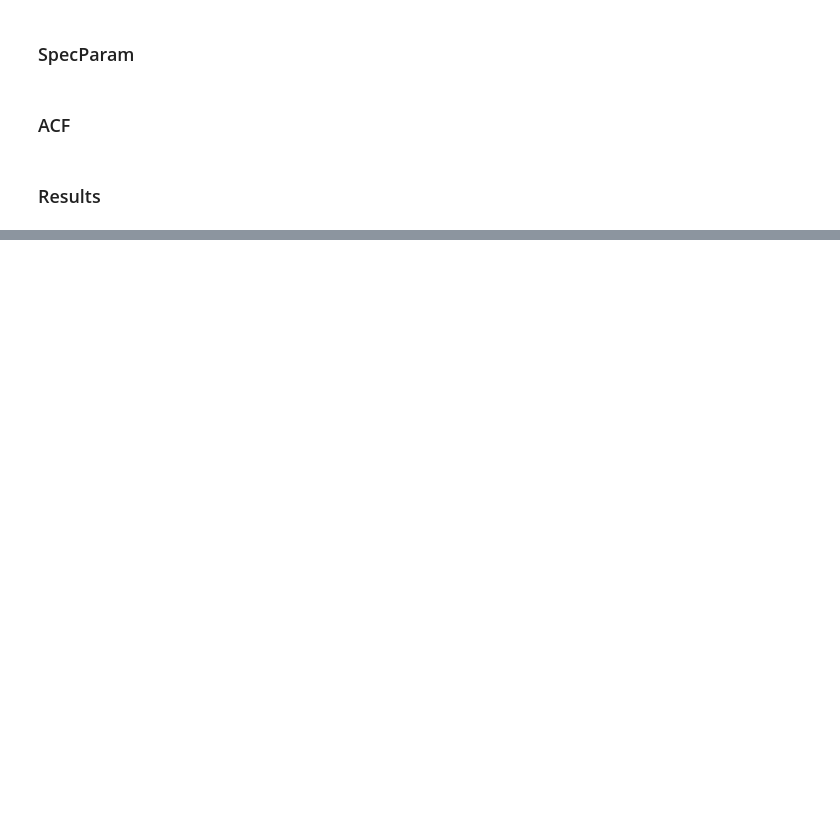
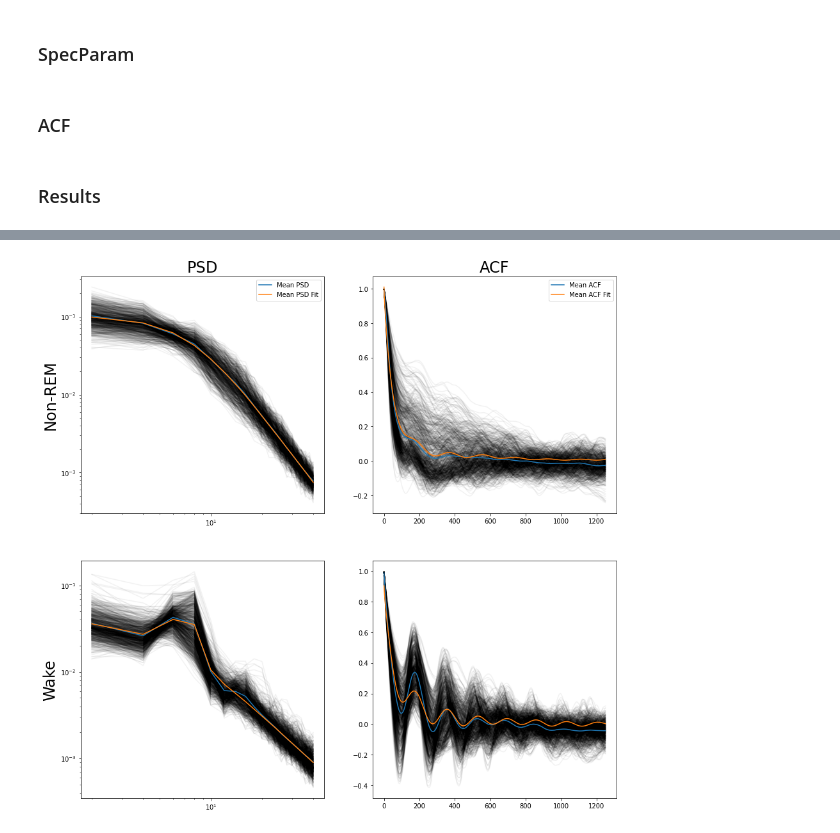
Before and after one commit to voytekresearch/timescale-methods, a Jupyter notebook: notebooks/sliding_window_timescales.ipynb, the cells around one changed output, grey strips where cells are left out. Drawn from its saved outputs; the diff is of its cells as text; code cells hidden in the pictures; blank space fills up the shorter version.

```diff
--- a/notebooks/sliding_window_timescales.ipynb
+++ b/notebooks/sliding_window_timescales.ipynb
@@ -90,22 +103,29 @@ nrem_taus, nrem_rsq, nrem_fms = compute_taus(nrem_starts, method='psd', fit_kwar
 ### ACF
 # %%
 # ACF
+
+# Set bounds and guess as :
+#   [exp_tau, exp_amp, osc_tau, osc_amp, osc_gamma, osc_freq, offset]
 bounds = [
-    [1/(2*np.pi*10), None, None, None, None, None, None],
-    [1/(2*np.pi*.025), None, None, None, None, None, None]
+    [1/(2*np.pi*40), 0, .0001, .5, .01, 1, 0],
+    [1/(2*np.pi*.1), 1, 1, 1., .1, 12, 1]
 ]
+
+guess = [1/(2*np.pi*1), .65, 1, .5, .08, 10, 0]
 
 fit_kwargs = dict(
     sig = sig_lfp,
     fs = fs,
     win_len = win_len,
     method = 'cos',
-    compute_acf_kwargs = dict(nlags=int(1 * fs)),
+    compute_acf_kwargs = dict(nlags=int(1 * fs)), # dict(from_psd=True, psd_kwargs=compute_spectrum_kwargs),
     fit_kwargs = dict(maxfev=10000, bounds=bounds)
 )
 
-wake_taus_acf, wake_rsq_acf, wake_acf_class = compute_taus(wake_starts, method='acf', fit_kwargs=fit_kwargs)
-nrem_taus_acf, nrem_rsq_acf, nrem_acf_class = compute_taus(nrem_starts, method='acf', fit_kwargs=fit_kwargs)
+wake_taus_acf, wake_rsq_acf, wake_acf_class = compute_taus(wake_starts, method='acf',
+                                                           fit_kwargs=fit_kwargs, low_mem=True)
+nrem_taus_acf, nrem_rsq_acf, nrem_acf_class = compute_taus(nrem_starts, method='acf',
+                                                           fit_kwargs=fit_kwargs, low_mem=True)
 # %% [markdown]
 ### Results
 # %%
@@ -150,6 +174,6 @@ plt.legend(loc='center left', bbox_to_anchor=(1.05, 0.5));
 # %%
 # Remove rsq outliers
-rsq_thresh = .5
+rsq_thresh = 0
 
 wake_keep = np.where((wake_rsq >= rsq_thresh) & (wake_rsq_acf >= rsq_thresh))[0]
 nrem_keep = np.where((nrem_rsq >= rsq_thresh) & (nrem_rsq_acf >= rsq_thresh))[0]
@@ -162,42 +186,45 @@ nrem_acf_class = [i for ind, i in enumerate(nrem_acf_class) if ind in nrem_keep]
 # %%
 fig, axes = plt.subplots(figsize=(15, 15), nrows=2, ncols=2)
 
 # Each spectra/acf
 for _fm in nrem_fms:
     axes[0][0].loglog(_fm.freqs, 10**_fm.power_spectrum, color='k', alpha=.05)
 
 for _fm in wake_fms:
     axes[1][0].loglog(_fm.freqs, 10**_fm.power_spectrum, color='k', alpha=.05)
 
 for i, _acf in enumerate(np.array([i.corrs for i in nrem_acf_class])):
     axes[0][1].plot(_acf, color='k', alpha=.05)
 
 for i, _acf in enumerate(np.array([i.corrs for i in wake_acf_class])):
     axes[1][1].plot(_acf, color='k', alpha=.05)
 
 # Mean spectra/acf
 axes[0][0].plot(_fm.freqs, np.mean(np.array([10**i.power_spectrum for i in nrem_fms]), axis=0),
-                color='C0')
+                color='C0', label='Mean PSD')
 axes[1][0].plot(_fm.freqs, np.mean(np.array([10**i.power_spectrum for i in wake_fms]), axis=0),
                 color='C0')
-axes[0][1].plot(np.mean(np.array([i.corrs for i in nrem_acf_class]), axis=0), color='C0')
-axes[1][1].plot(np.mean(np.array([i.corrs for i in wake_acf_class]), axis=0), color='C0', label='Mean')
+axes[0][1].plot(np.mean(np.array([i.corrs for i in nrem_acf_class]), axis=0), color='C0', label='Mean ACF')
+axes[1][1].plot(np.mean(np.array([i.corrs for i in wake_acf_class]), axis=0), color='C0')
 
 # Mean Fits
 axes[0][0].plot(_fm.freqs, np.mean(np.array([10**i.fooofed_spectrum_ for i in nrem_fms]), axis=0),
-                color='C1')
+                color='C1', label='Mean PSD Fit')
 axes[1][0].plot(_fm.freqs, np.mean(np.array([10**i.fooofed_spectrum_ for i in wake_fms]), axis=0),
                 color='C1')
-axes[0][1].plot(np.mean(np.array([i.gen_corrs_fit() for i in nrem_acf_class]), axis=0), color='C1')
-axes[1][1].plot(np.mean(np.array([i.gen_corrs_fit() for i in wake_acf_class]), axis=0), color='C1', label='Mean Fit')
+axes[0][1].plot(np.mean(np.array([i.gen_corrs_fit() for i in nrem_acf_class]), axis=0), color='C1',
+                label='Mean ACF Fit')
+axes[1][1].plot(np.mean(np.array([i.gen_corrs_fit() for i in wake_acf_class]), axis=0), color='C1')
 
+axes[0][0].set_title('PSD', size=24)
+axes[0][1].set_title('ACF', size=24)
+axes[0][0].set_ylabel('Non-REM', size=24)
+axes[1][0].set_ylabel('Wake', size=24)
 
-axes[0][0].set_title('PSD', size=20)
-axes[0][1].set_title('ACF', size=20)
-axes[0][0].set_ylabel('Non-REM', size=20)
-axes[1][0].set_ylabel('Wake', size=20)
-
-plt.legend();
+axes[0][0].legend()
+axes[0][1].legend();
+# %% [output]
+[figure, added]
 # %%
 # Run paired t-test
 wake_rsq_pval = ttest_rel(wake_rsq[wake_keep], wake_rsq_acf[wake_keep]).pvalue
```
Also changed, not shown: parts of 6 cells of this notebook.
